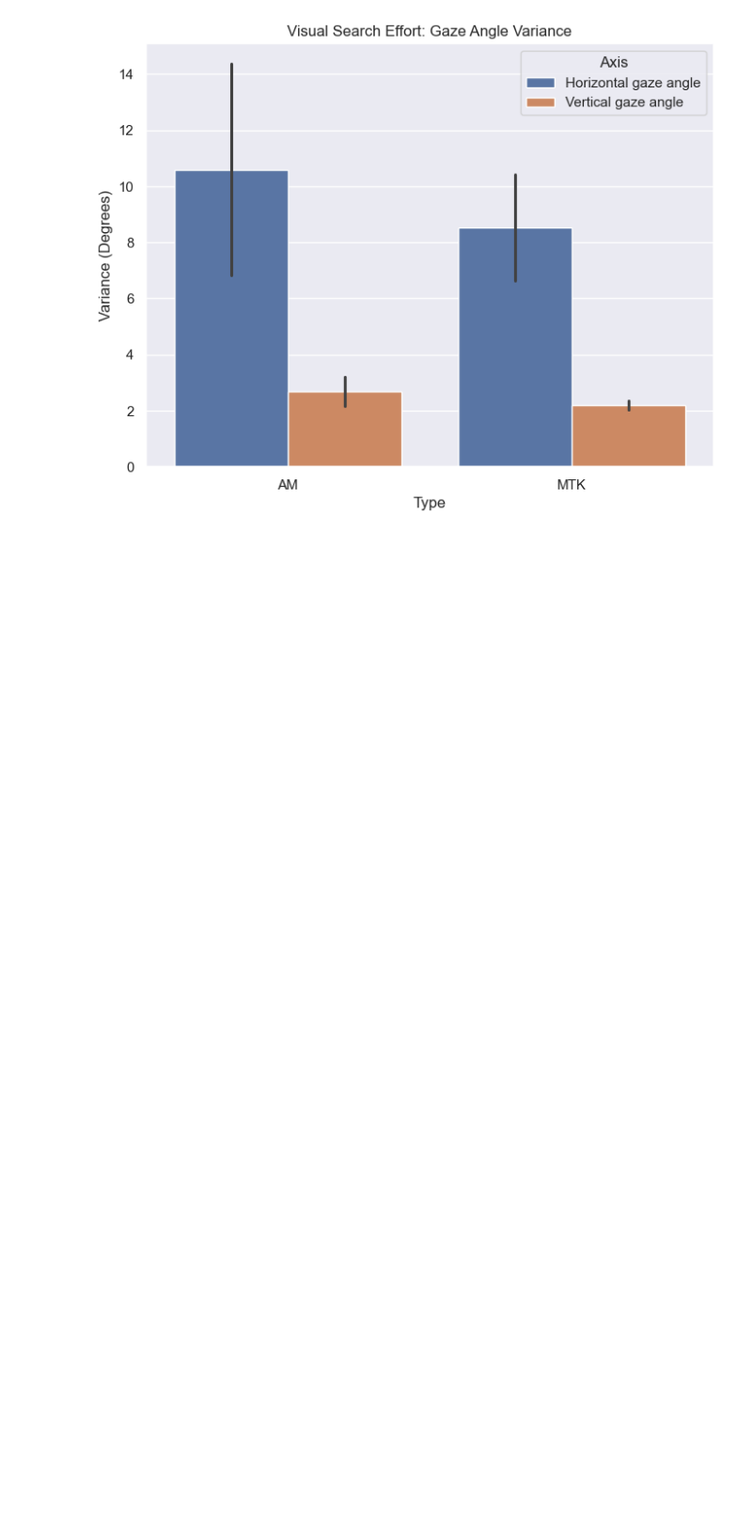
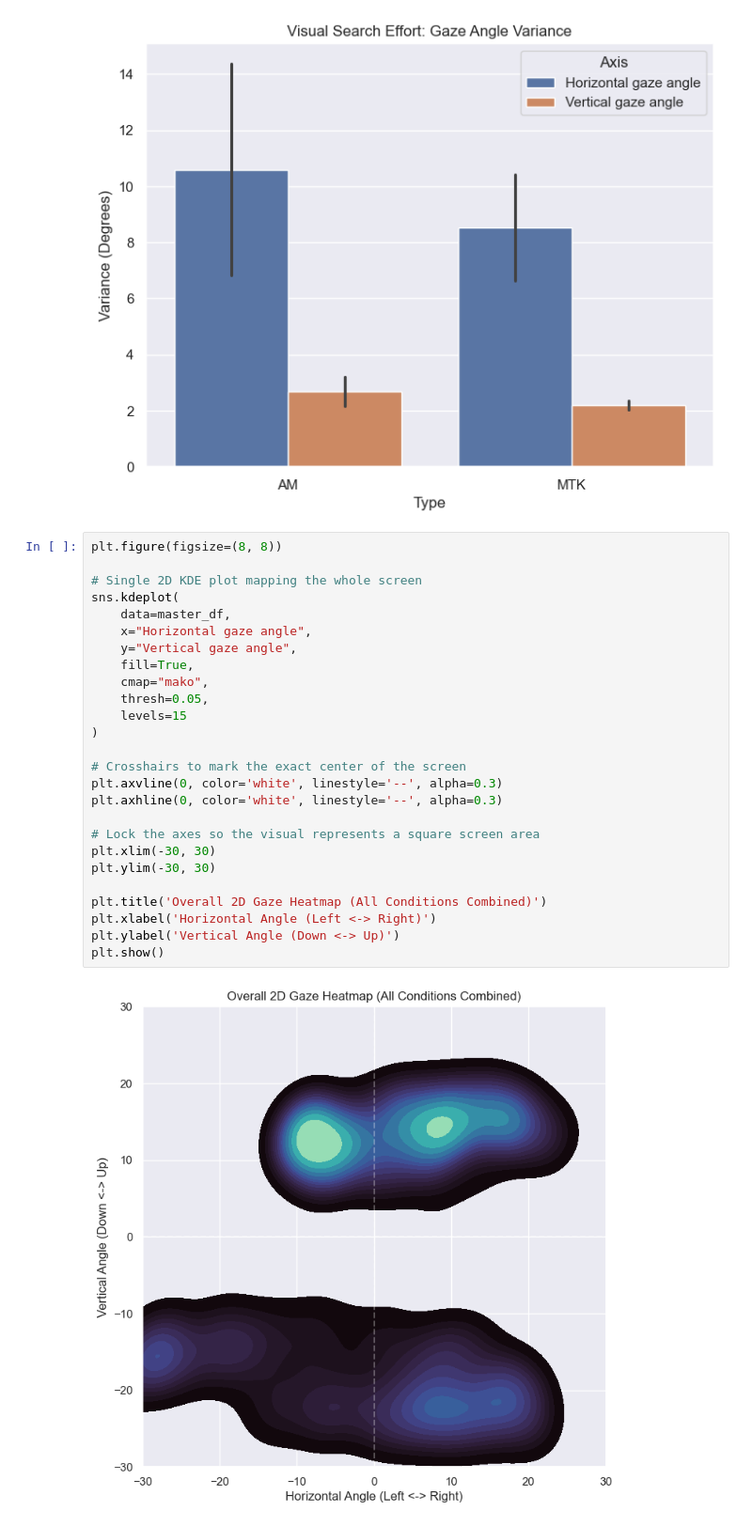
Before and after one commit to talha-0/Dot-tracking, a Jupyter notebook: analysis.ipynb, the cells around one changed output. Shown at 94% size. Saved outputs shown, nothing was run; the diff lists cells and outputs as text; blank space fills up the shorter version.

```diff
--- a/analysis.ipynb
+++ b/analysis.ipynb
@@ -840,3 +839,31 @@ plt.show()
 2  MTK  fast              10.432596             2.352923
 3  MTK  slow               6.634527             2.017083
 [figure]
+# %%
+plt.figure(figsize=(8, 8))
+
+# Single 2D KDE plot mapping the whole screen
+sns.kdeplot(
+    data=master_df,
+    x="Horizontal gaze angle",
+    y="Vertical gaze angle",
+    fill=True,
+    cmap="mako",
+    thresh=0.05,
+    levels=15
+)
+
+# Crosshairs to mark the exact center of the screen
+plt.axvline(0, color='white', linestyle='--', alpha=0.3)
+plt.axhline(0, color='white', linestyle='--', alpha=0.3)
+
+# Lock the axes so the visual represents a square screen area
+plt.xlim(-30, 30)
+plt.ylim(-30, 30)
+
+plt.title('Overall 2D Gaze Heatmap (All Conditions Combined)')
+plt.xlabel('Horizontal Angle (Left <-> Right)')
+plt.ylabel('Vertical Angle (Down <-> Up)')
+plt.show()
+# %% [output]
+[figure, added]
```
Also changed, not shown: parts of 5 cells of this notebook.
